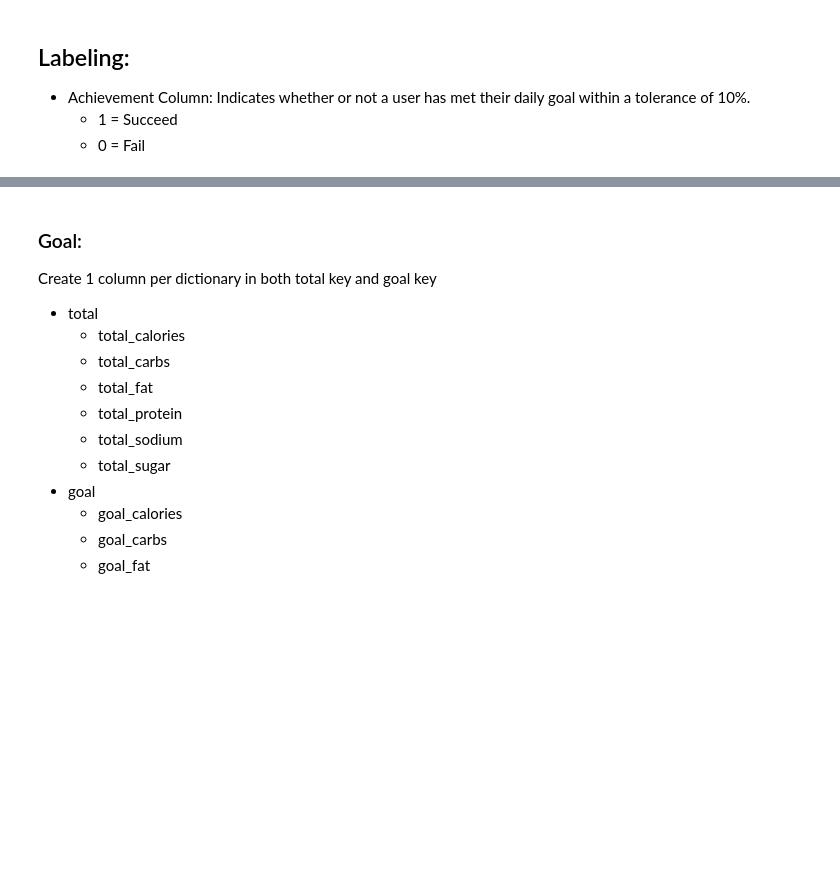
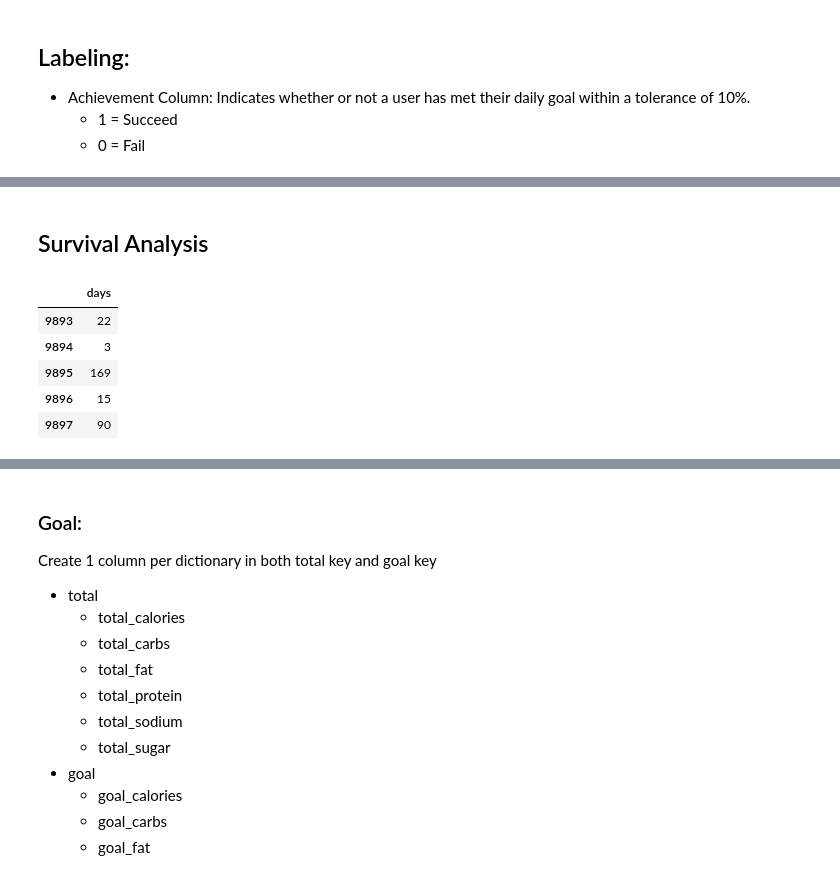
Before and after one commit to rokaandy/mfp-nutrition-survival-analysis, a Jupyter notebook: nutrition.ipynb, the cells around one changed output, grey strips where cells are left out. Drawn from its saved outputs; the diff is of its cells as text; code cells hidden in the pictures; blank space fills up the shorter version.

```diff
--- a/nutrition.ipynb
+++ b/nutrition.ipynb
@@ -286,0 +225,13 @@ combine.head()
+# %% [markdown]
+## Survival Analysis
+# %%
+days = total_goal_df['userId'].value_counts().sort_index()
+days = pd.DataFrame(days).rename(columns={'userId': 'days'})
+days.tail()
+# %% [output]
+|  | days |
+| 9893 | 22 |
+| 9894 | 3 |
+| 9895 | 169 |
+| 9896 | 15 |
+| 9897 | 90 |
```
Also changed, not shown: parts of 48 cells of this notebook.
